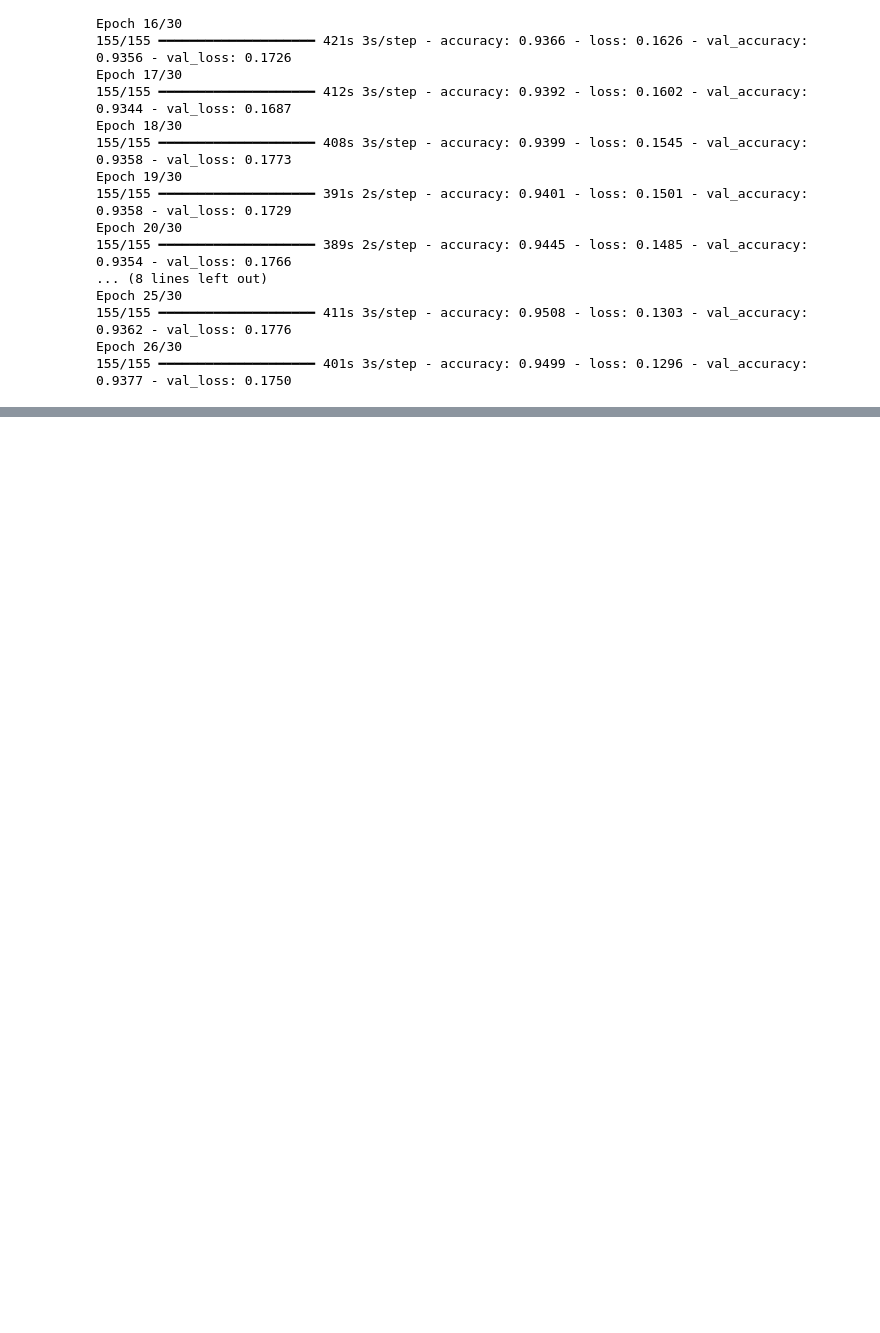
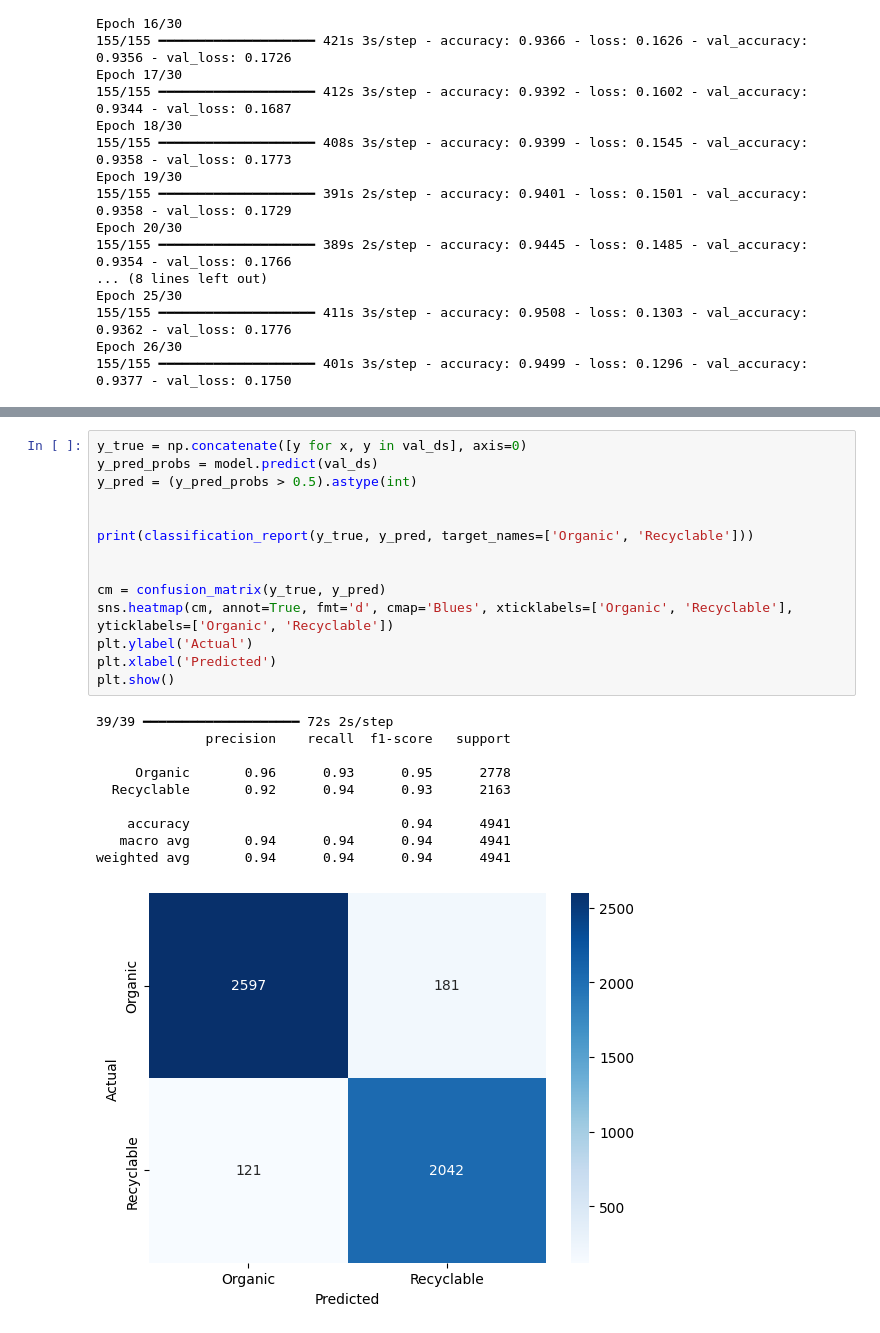
Before and after one commit to AiCEG/mlprojectgarbage, a Jupyter notebook: ml_garbageclassification_project.ipynb, the cells around one changed output, grey strips where cells are left out. Cells and saved outputs as stored; diff of their text form; blank space fills up the shorter version.

Commit message:
readme and confusion matrix

```diff
--- a/ml_garbageclassification_project.ipynb
+++ b/ml_garbageclassification_project.ipynb
@@ -234,0 +278,25 @@ Epoch 26/30
+# %%
+y_true = np.concatenate([y for x, y in val_ds], axis=0)
+y_pred_probs = model.predict(val_ds)
+y_pred = (y_pred_probs > 0.5).astype(int)
+
+
+print(classification_report(y_true, y_pred, target_names=['Organic', 'Recyclable']))
+
+
+cm = confusion_matrix(y_true, y_pred)
+sns.heatmap(cm, annot=True, fmt='d', cmap='Blues', xticklabels=['Organic', 'Recyclable'], yticklabels=['Organic', 'Recyclable'])
+plt.ylabel('Actual')
+plt.xlabel('Predicted')
+plt.show()
+# %% [output]
+39/39 ━━━━━━━━━━━━━━━━━━━━ 72s 2s/step
+              precision    recall  f1-score   support
+
+     Organic       0.96      0.93      0.95      2778
+  Recyclable       0.92      0.94      0.93      2163
+
+    accuracy                           0.94      4941
+   macro avg       0.94      0.94      0.94      4941
+weighted avg       0.94      0.94      0.94      4941
+[figure, added]
```
Also changed, not shown: parts of 6 cells of this notebook, 1 other file.
